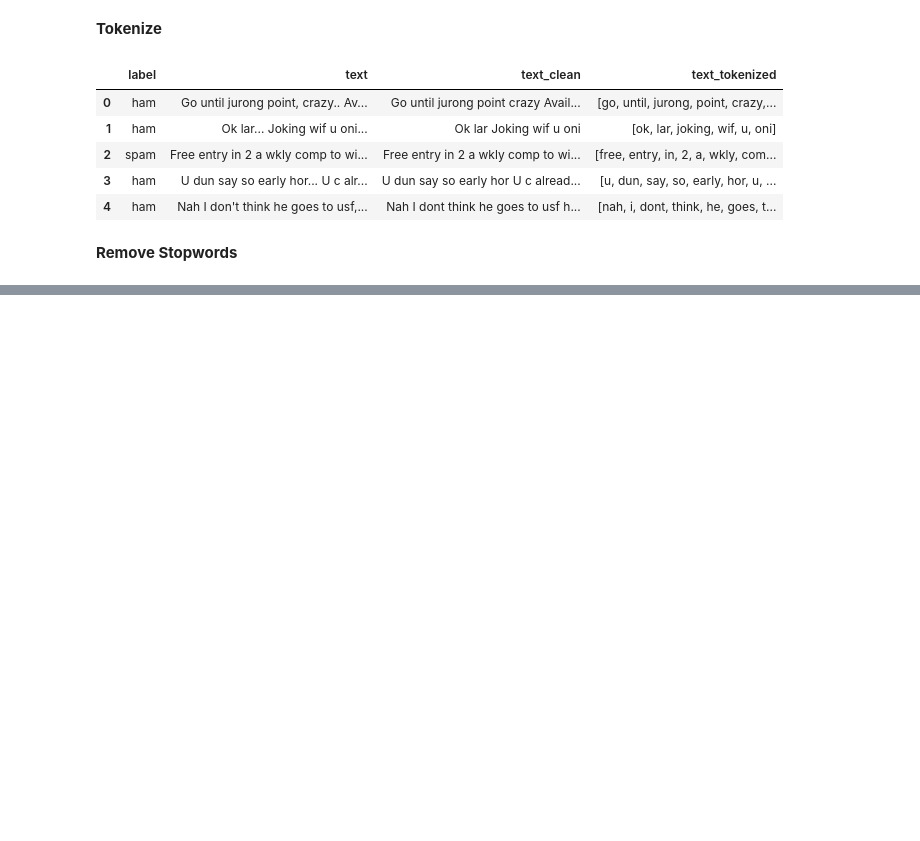
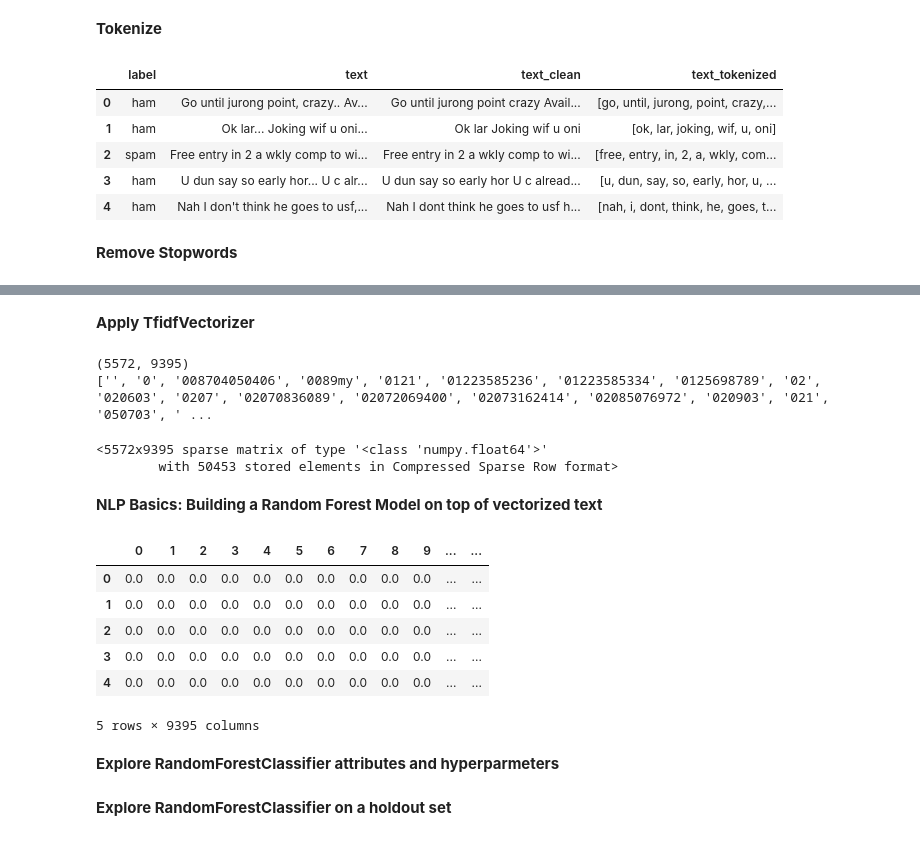
Before and after one commit to CapAgenda/nlpPython, a Jupyter notebook: advancedNLPwPython.ipynb, the cells around one changed output, grey strips where cells are left out. Drawn from its saved outputs; the diff is of its cells as text; code cells hidden in the pictures; blank space fills up the shorter version.

```diff
--- a/advancedNLPwPython.ipynb
+++ b/advancedNLPwPython.ipynb
@@ -192,0 +158,66 @@ messages.head()
+# %%
+# combine cleaning functions into one function to clean the data
+def clean_text(text):
+  text = "".join([word.lower() for word in text if word not in string.punctuation])
+  tokens = re.split('\W+', text)
+  text = [word for word in tokens if word not in stopwords]
+  return text
+# %% [markdown]
+**Apply TfidfVectorizer**
+# %%
+# Fit a basic TFIDF Vectorizer and view the results
+from sklearn.feature_extraction.text import TfidfVectorizer
+
+tfidf_vect = TfidfVectorizer(analyzer=clean_text)
+
+X_tfidf = tfidf_vect.fit_transform(messages['text'])
+print(X_tfidf.shape)
+print(tfidf_vect.get_feature_names())
+# %% [output]
+(5572, 9395)
+['', '0', '008704050406', '0089my', '0121', '01223585236', '01223585334', '0125698789', '02', '020603', '0207', '02070836089', '02072069400', '02073162414', '02085076972', '020903', '021', '050703', ' ...
+# %%
+# How is the output of the TfidfVectorizer stored?
+X_tfidf
+# %% [output]
+<5572x9395 sparse matrix of type '<class 'numpy.float64'>'
+        with 50453 stored elements in Compressed Sparse Row format>
+# %% [markdown]
+**NLP Basics: Building a Random Forest Model on top of vectorized text**
+# %%
+# Read in and clean data
+import nltk
+import pandas as pd
+import re
+from sklearn.feature_extraction.text import TfidfVectorizer
+import string
+
+stopwords = nltk.corpus.stopwords.words('english')
+
+messages = pd.read_csv('spam.csv', encoding='latin-1')
+messages = messages.drop(labels = ['Unnamed: 2', 'Unnamed: 3', 'Unnamed: 4'], axis = 1)
+messages.columns = ['label','text']
+
+# Clean data function
+def clean_text(text):
+  text = "".join([word.lower() for word in text if word not in string.punctuation])
+  tokens = re.split('\W+', text)
+  text = [word for word in tokens if word not in stopwords]
+  return text
+
+# Convert text to numeric term
+tfidf_vect = TfidfVectorizer(analyzer=clean_text)
+X_tfidf = tfidf_vect.fit_transform(messages['text'])
+
+X_features = pd.DataFrame(X_tfidf.toarray())
+X_features.head()
+# %% [output]
+|  | 0 | 1 | 2 | 3 | 4 | 5 | 6 | 7 | 8 | 9 | ... | ... |
+| 0 | 0.0 | 0.0 | 0.0 | 0.0 | 0.0 | 0.0 | 0.0 | 0.0 | 0.0 | 0.0 | ... | ... |
+| 1 | 0.0 | 0.0 | 0.0 | 0.0 | 0.0 | 0.0 | 0.0 | 0.0 | 0.0 | 0.0 | ... | ... |
+| 2 | 0.0 | 0.0 | 0.0 | 0.0 | 0.0 | 0.0 | 0.0 | 0.0 | 0.0 | 0.0 | ... | ... |
+| 3 | 0.0 | 0.0 | 0.0 | 0.0 | 0.0 | 0.0 | 0.0 | 0.0 | 0.0 | 0.0 | ... | ... |
+| 4 | 0.0 | 0.0 | 0.0 | 0.0 | 0.0 | 0.0 | 0.0 | 0.0 | 0.0 | 0.0 | ... | ... |
+5 rows × 9395 columns
+# %% [markdown]
+**Explore RandomForestClassifier attributes and hyperparmeters**
@@ -192,0 +227,2 @@ messages.head()
+# %% [markdown]
+**Explore RandomForestClassifier on a holdout set**
```
Also changed, not shown: parts of 7 cells of this notebook.
